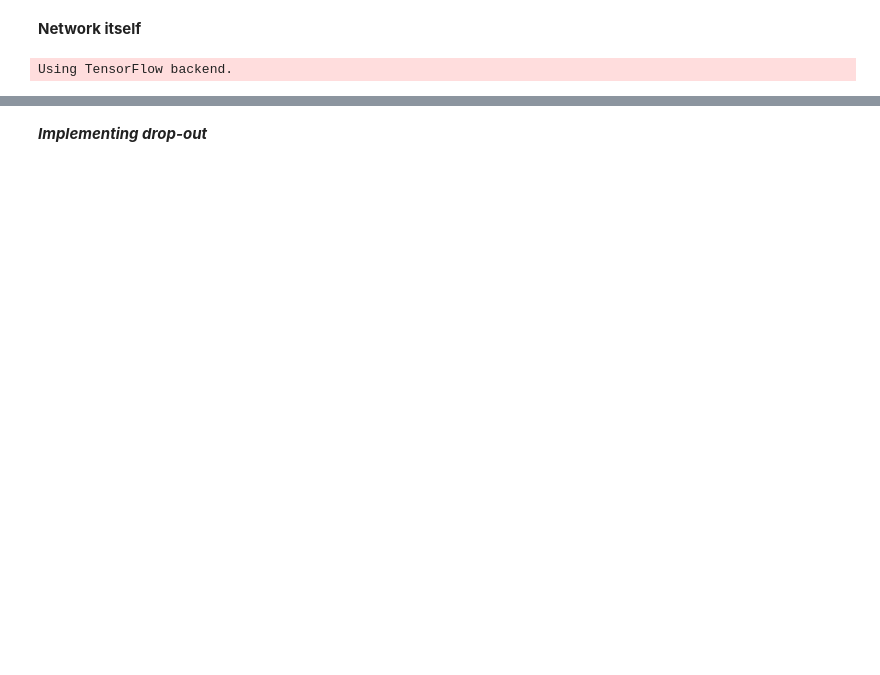
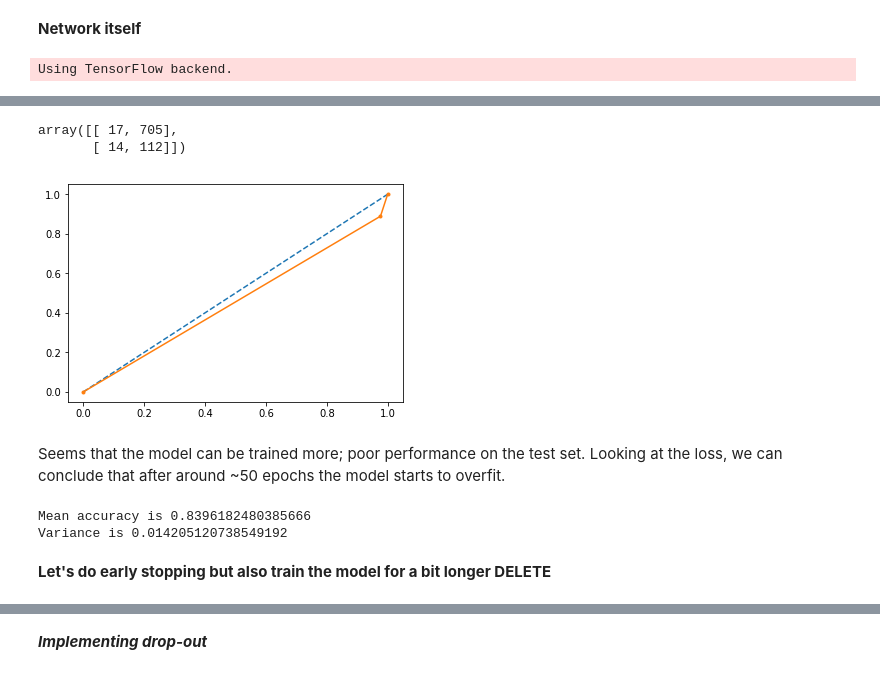
Before and after one commit to nastyh/Unbalanced-Dataset, a Jupyter notebook: Unbalanced_Dataset_NN.ipynb, the cells around one changed output, grey strips where cells are left out. Cells and saved outputs as stored; diff of their text form; code cells hidden in the pictures; blank space fills up the shorter version.

```diff
--- a/Unbalanced_Dataset_NN.ipynb
+++ b/Unbalanced_Dataset_NN.ipynb
@@ -156,0 +238,30 @@ accuracy is: 0.8596698113207547
+# %%
+es = EarlyStopping(monitor='val_acc', mode='auto', verbose=0, patience=50)
+history_l2 = classifier_l2.fit(X_train, y_train, validation_split=0.2, batch_size = 10, epochs = 200, verbose = 0, callbacks=[es])
+
+plt.figure(figsize=(12,8))
+plt.plot(history_l2.history['acc'])
+plt.plot(history_l2.history['val_acc'])
+plt.title('Model Accuracy')
+plt.ylabel('Accuracy')
+plt.xlabel('Epoch')
+plt.legend(['train', 'val'], loc='upper left')
+plt.show()
+
+plt.figure(figsize=(12,8))
+plt.plot(history_l2.history['loss'])
+plt.plot(history_l2.history['val_loss'])
+plt.title('Model Loss')
+plt.ylabel('Loss')
+plt.xlabel('Epoch')
+plt.legend(['train', 'val'], loc='upper left')
+plt.show()
+
+plt.figure(figsize=(12,8))
+plt.plot(history_l2.history['binary_accuracy'])
+plt.plot(history_l2.history['val_binary_accuracy'])
+plt.title('Model Binary Accuracy')
+plt.ylabel('Binary Accuracy')
+plt.xlabel('Epoch')
+plt.legend(['train', 'val'], loc='upper left')
+plt.show()
@@ -156,0 +300,26 @@ accuracy is: 0.8596698113207547
+# %%
+# Making predictions
+y_pred_l2 = classifier_l2.predict(X_test)
+
+threshold = 0.4
+y_pred_l2 = (y_pred_l2 < threshold).astype(np.int)
+# %%
+from sklearn.metrics import confusion_matrix
+cm = confusion_matrix(y_test, y_pred_l2)
+cm
+# %% [output]
+array([[ 17, 705],
+       [ 14, 112]])
+# %%
+from sklearn.metrics import roc_curve
+fpr, tpr, thresholds = roc_curve(y_test, y_pred_l2)
+plt.plot([0, 1], [0, 1], linestyle='--')
+# plot the roc curve for the model
+plt.plot(fpr, tpr, marker='.')
+# show the plot
+plt.show()
+# %% [output]
+[figure, added]
+# %% [markdown]
+Seems that the model can be trained more; poor performance on the test set.
+Looking at the loss, we can conclude that after around ~50 epochs the model starts to overfit.
@@ -156,0 +332,22 @@ accuracy is: 0.8596698113207547
+# %%
+# TAKES TIME
+def build_classifier():
+    classifier = Sequential()
+    classifier.add(Dense(units = 8, kernel_initializer = 'uniform', activation = 'relu', input_dim= 15))
+    classifier.add(Dense(units = 8, kernel_initializer = 'uniform', activation = 'relu'))
+    classifier.add(Dense(units = 1, kernel_initializer = 'uniform', activation = 'sigmoid'))
+    classifier.compile(optimizer = 'adam', loss = 'binary_crossentropy', metrics = ['sparse_categorical_accuracy', 'categorical_accuracy','binary_accuracy', 'accuracy'])
+    return classifier
+
+classifier = KerasClassifier(build_fn = build_classifier, batch_size = 10, epochs = 300)
+accuracies = cross_val_score(estimator = classifier, X = X_train, y = y_train, cv = 10, n_jobs = -1)
+mean = accuracies.mean()
+variance = accuracies.std()
+
+print("Mean accuracy is {}\nVariance is {}".format(mean, variance))
+# %% [output]
+Mean accuracy is 0.8396182480385666
+Variance is 0.014205120738549192
+# %% [markdown]
+**Let's do early stopping but also train the model for a bit longer
+DELETE**
```
Also changed, not shown: parts of 59 cells of this notebook.
